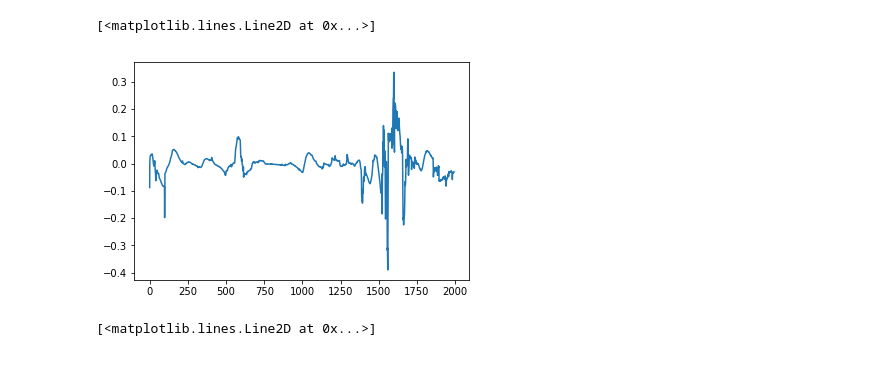
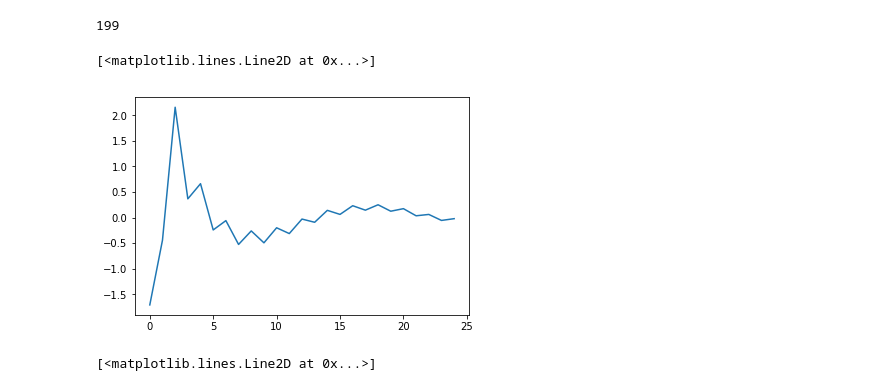
Before and after one commit to KaunilD/shimm3r4j, a Jupyter notebook: plots.ipynb, the cells around one changed output. Cells and saved outputs as stored; diff of their text form; code cells hidden in the pictures.

```diff
--- a/plots.ipynb
+++ b/plots.ipynb
@@ -13,6 +15,8 @@ data = [-0.08814585182529655, 0.003998438263246973, 0.019258741258741496, 0.0249
-# %%
-plt.plot(data)
-# %% [output]
-[<matplotlib.lines.Line2D at 0x...>]
-[figure, removed]
+# %%
+print(len(data))
+plt.plot(data[:25])
+# %% [output]
+199
+[<matplotlib.lines.Line2D at 0x...>]
+[figure, added]
 # %%
```
Also changed, not shown: parts of 5 cells of this notebook, 3 other files.
